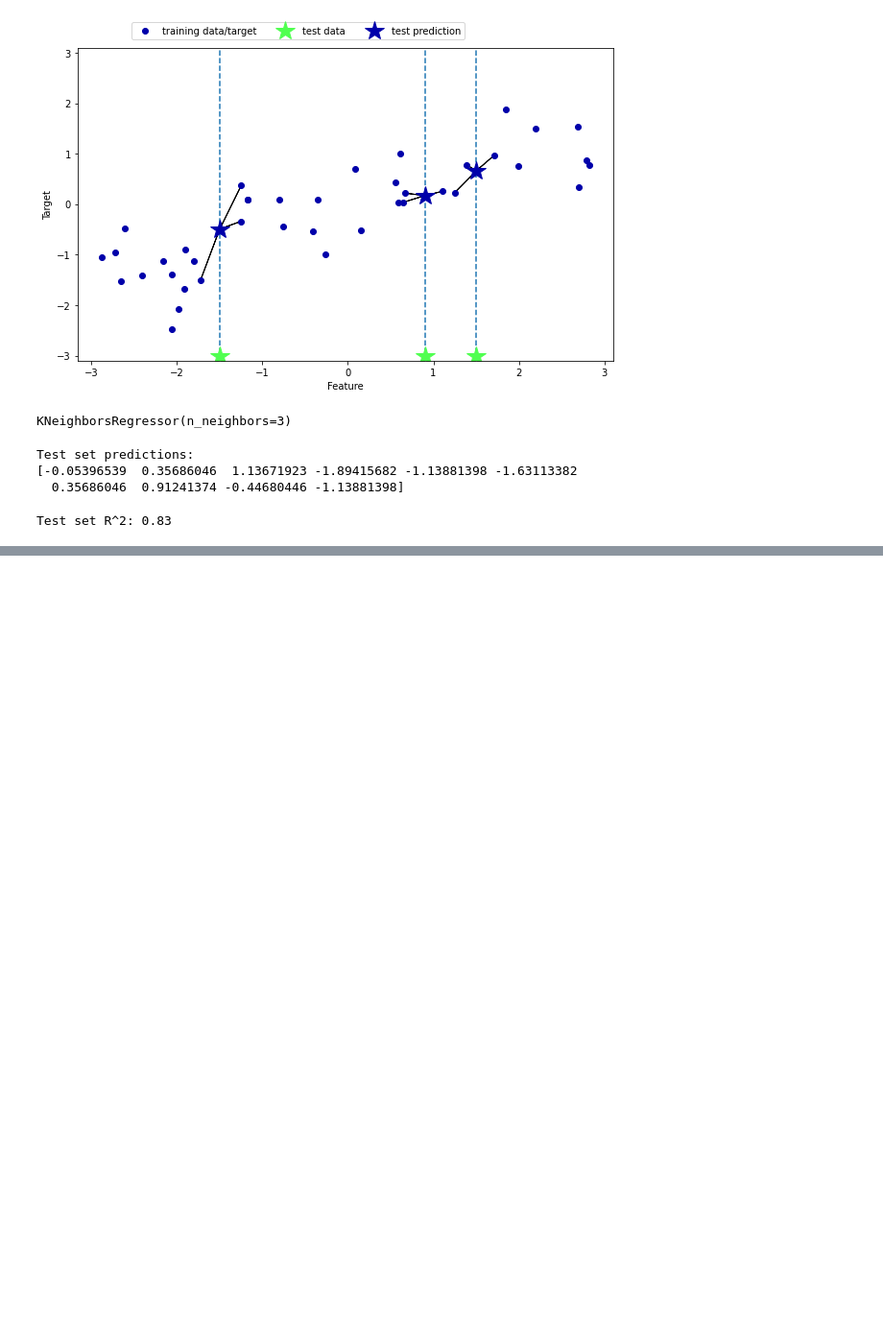
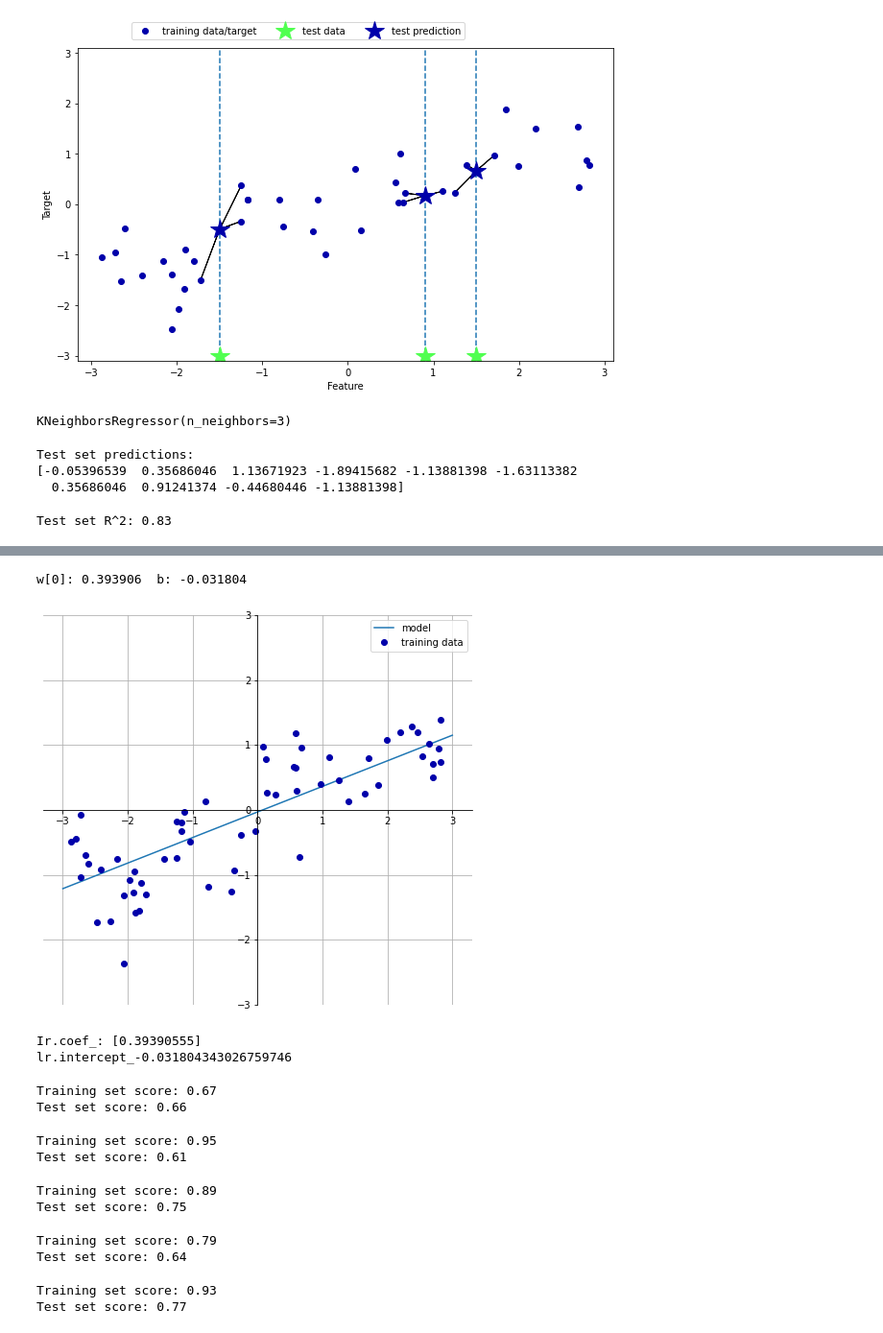
Before and after one commit to RooibosGood/signate, a Jupyter notebook: MachineLearning/MLTest.ipynb, the cells around one changed output, grey strips where cells are left out. Shown: that part at 96% size. Drawn from its saved outputs; the diff is of its cells as text; code cells hidden in the pictures; blank space fills up the shorter version.

Commit message:
Ridge,Lasso

```diff
--- a/MachineLearning/MLTest.ipynb
+++ b/MachineLearning/MLTest.ipynb
@@ -177,0 +203,5 @@ Test set R^2: 0.83
+# %%
+mglearn.plots.plot_linear_regression_wave()
+# %% [output]
+w[0]: 0.393906  b: -0.031804
+[figure, added]
@@ -177,0 +213,12 @@ Test set R^2: 0.83
+# %%
+print("Ir.coef_: {}".format(lr.coef_))
+print("lr.intercept_{}".format(lr.intercept_))
+# %% [output]
+Ir.coef_: [0.39390555]
+lr.intercept_-0.031804343026759746
+# %%
+print("Training set score: {:.2f}".format(lr.score(X_train,y_train)))
+print("Test set score: {:.2f}".format(lr.score(X_test,y_test)))
+# %% [output]
+Training set score: 0.67
+Test set score: 0.66
@@ -177,0 +230,29 @@ Test set R^2: 0.83
+# %%
+print("Training set score: {:.2f}".format(lr.score(X_train,y_train)))
+print("Test set score: {:.2f}".format(lr.score(X_test,y_test)))
+# %% [output]
+Training set score: 0.95
+Test set score: 0.61
+# %%
+from sklearn.linear_model import Ridge
+
+ridge = Ridge().fit(X_train,y_train)
+print("Training set score: {:.2f}".format(ridge.score(X_train,y_train)))
+print("Test set score: {:.2f}".format(ridge.score(X_test,y_test)))
+# %% [output]
+Training set score: 0.89
+Test set score: 0.75
+# %%
+ridge10 = Ridge(alpha=10).fit(X_train,y_train)
+print("Training set score: {:.2f}".format(ridge10.score(X_train,y_train)))
+print("Test set score: {:.2f}".format(ridge10.score(X_test,y_test)))
+# %% [output]
+Training set score: 0.79
+Test set score: 0.64
+# %%
+ridge01 = Ridge(alpha=0.1).fit(X_train,y_train)
+print("Training set score: {:.2f}".format(ridge01.score(X_train,y_train)))
+print("Test set score: {:.2f}".format(ridge01.score(X_test,y_test)))
+# %% [output]
+Training set score: 0.93
+Test set score: 0.77
```
Also changed, not shown: parts of 10 cells of this notebook.
